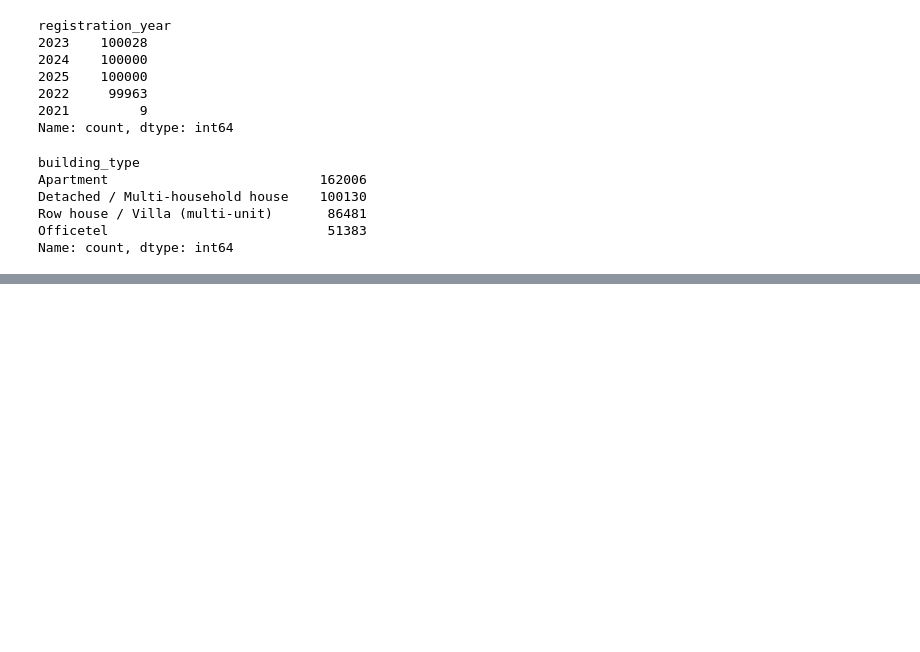
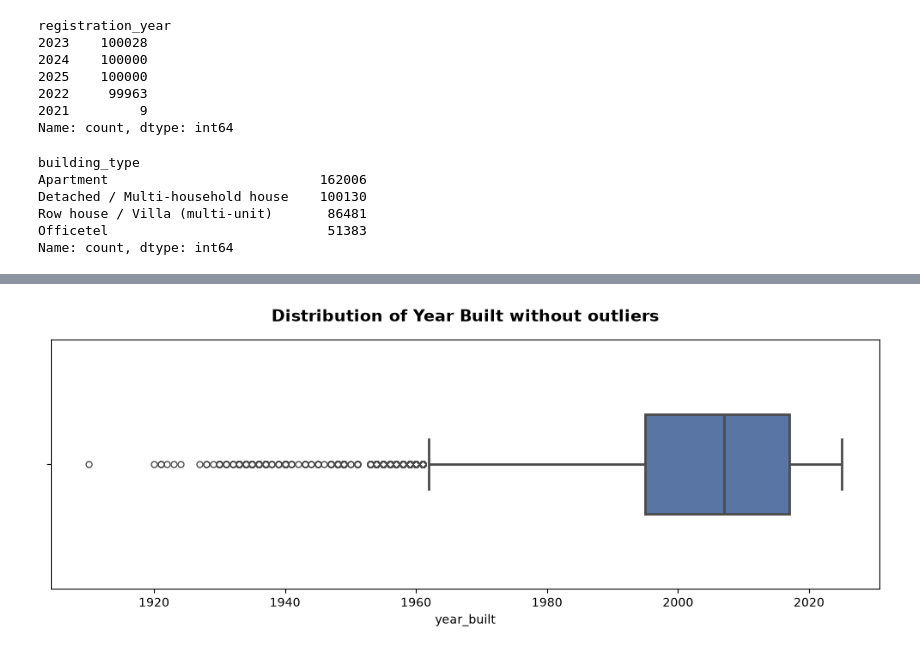
Before and after one commit to moliiner/rent_analysis_seoul, a Jupyter notebook: Notebook.ipynb, the cells around one changed output, grey strips where cells are left out. Drawn from its saved outputs; the diff is of its cells as text; code cells hidden in the pictures; blank space fills up the shorter version.

```diff
--- a/Notebook.ipynb
+++ b/Notebook.ipynb
@@ -171,0 +408,20 @@ Name: count, dtype: int64
+# %%
+df_clean = df[(df['year_built'] >= 1850) & (df['year_built'] <= 2026)]
+
+plt.figure(figsize=(10, 4))
+
+sns.boxplot(
+    x=df_clean[column],
+    color="#4C72B0",
+    width=0.4,
+    fliersize=5,
+    linewidth=2
+)
+
+plt.title('Distribution of Year Built without outliers', fontsize=14, pad=15, fontweight='bold')
+plt.xlabel(column)
+
+plt.tight_layout()
+plt.show()
+# %% [output]
+[figure, added]
```
Also changed, not shown: parts of 37 cells of this notebook.
